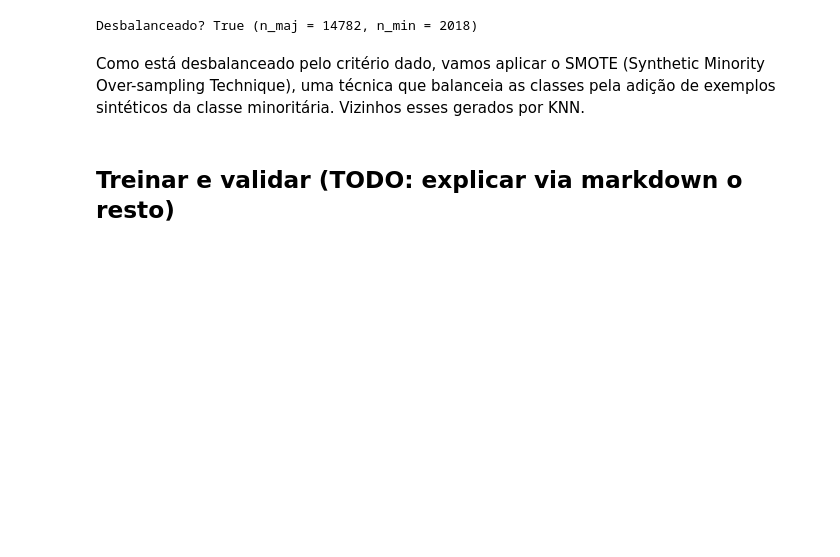
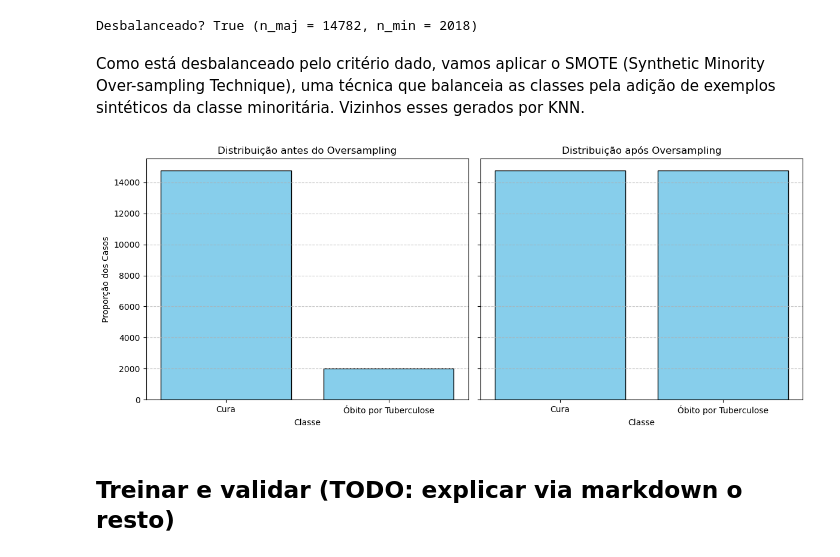
Before and after one commit to FreitasVarejo/MC853-Project, a Jupyter notebook: lab02/notebook.ipynb, the cells around one changed output. Saved outputs shown, nothing was run; the diff lists cells and outputs as text; code cells hidden in the pictures; blank space fills up the shorter version.

```diff
--- a/lab02/notebook.ipynb
+++ b/lab02/notebook.ipynb
@@ -251,6 +270,35 @@ from imblearn.over_sampling import RandomOverSampler
 
 oversampler = RandomOverSampler(random_state=42)
 X_treino_res, y_treino_res = oversampler.fit_resample(X_treino, y_treino)
+# %%
+#plotando valores antes e depois do oversampling
+y_treino_series = pd.Series(y_treino)
+y_treino_res_series = pd.Series(y_treino_res)
+
+proporcao_before = y_treino_series.value_counts(normalize=False).sort_index()
+proporcao_after = y_treino_res_series.value_counts(normalize=False).sort_index()
+
+labelnames = {0: 'Cura', 1: 'Óbito por Tuberculose'}
+
+fig, axs = plt.subplots(1, 2, figsize=(12, 5), sharey=True)
+
+proporcao_before.index = proporcao_before.index.map(labelnames)
+axs[0].bar(proporcao_before.index, proporcao_before.values, color='skyblue', edgecolor='black')
+axs[0].set_title('Distribuição antes do Oversampling')
+axs[0].set_xlabel('Classe')
+axs[0].set_ylabel('Proporção dos Casos')
+axs[0].grid(axis='y', linestyle='--', alpha=0.7)
+
+proporcao_after.index = proporcao_after.index.map(labelnames)
+axs[1].bar(proporcao_after.index, proporcao_after.values, color='skyblue', edgecolor='black')
+axs[1].set_title('Distribuição após Oversampling')
+axs[1].set_xlabel('Classe')
+axs[1].grid(axis='y', linestyle='--', alpha=0.7)
+
+plt.tight_layout()
+plt.show()
+# %% [output]
+[figure, added]
 # %% [markdown]
 ## Treinar e validar (TODO: explicar via markdown o resto)
 # %% [markdown]
```
Also changed, not shown: parts of 1 cell of this notebook.
